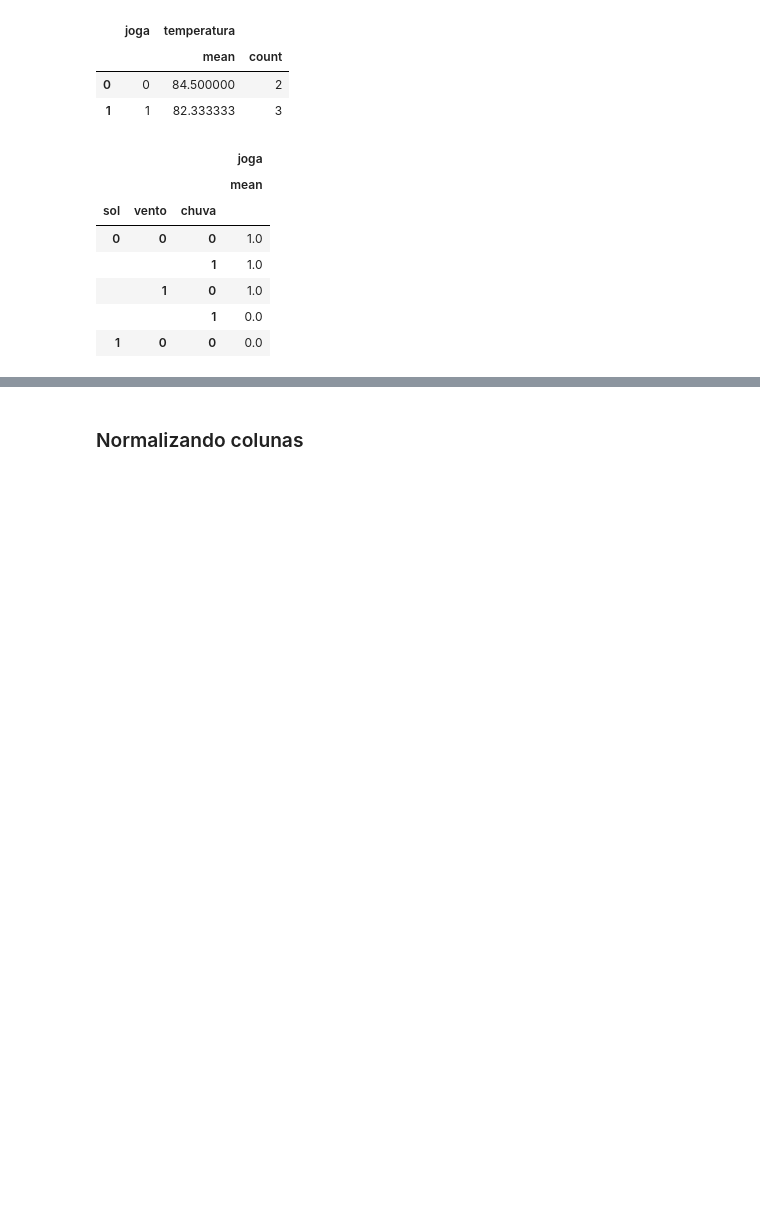
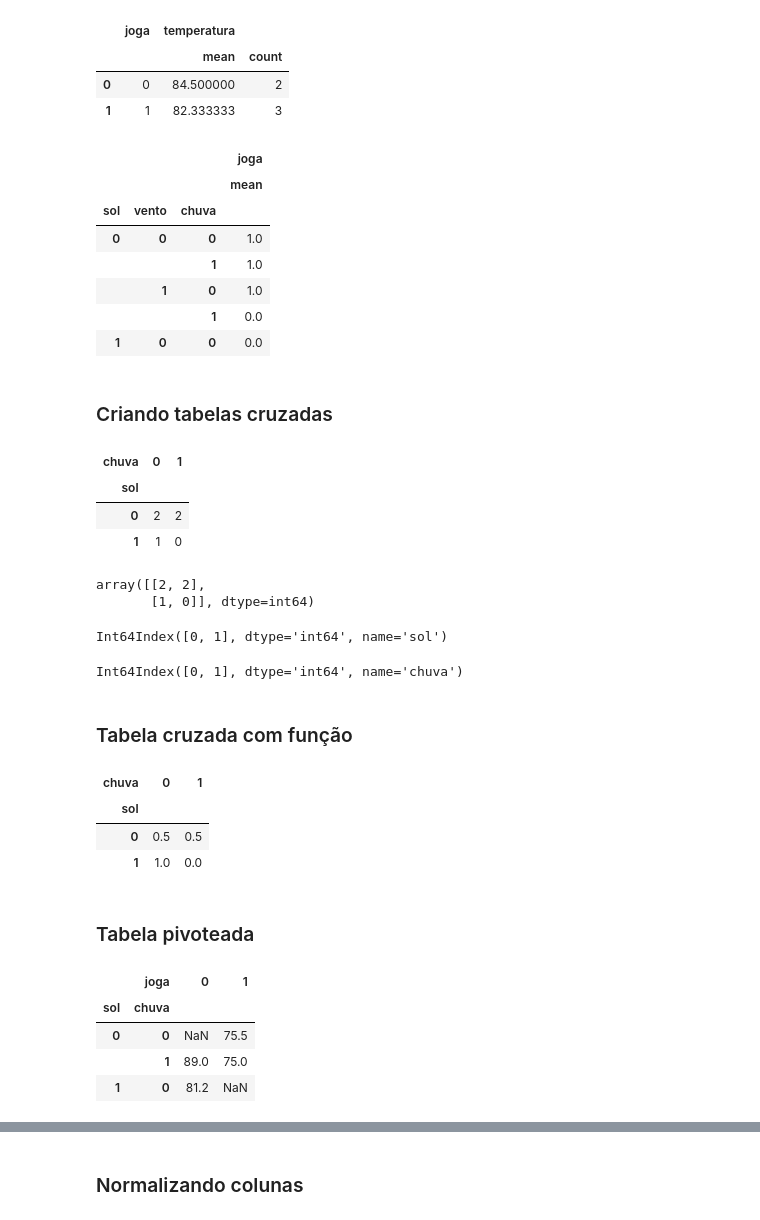
Before and after one commit to leandrocl2005/Curso-basico-de-Python-para-cientistas-de-dados, a Jupyter notebook: aulas/cd_aula_3.ipynb, the cells around one changed output, grey strips where cells are left out. Cells and saved outputs as stored; diff of their text form; code cells hidden in the pictures; blank space fills up the shorter version.

```diff
--- a/aulas/cd_aula_3.ipynb
+++ b/aulas/cd_aula_3.ipynb
@@ -385,3 +390,49 @@ df.groupby(by=['sol', 'vento', 'chuva']).agg({'joga': ['mean']})
 |  | 1 | 0 | 1.0 |
 |  |  | 1 | 0.0 |
 | 1 | 0 | 0 | 0.0 |
+# %% [markdown]
+<h3>Criando tabelas cruzadas</h3>
+# %%
+myCrosstable = pd.crosstab(df['sol'], df['chuva'])
+myCrosstable
+# %% [output]
+| chuva | 0 | 1 |
+| sol |  |  |
+| 0 | 2 | 2 |
+| 1 | 1 | 0 |
+# %%
+myCrosstable.values
+# %% [output]
+array([[2, 2],
+       [1, 0]], dtype=int64)
+# %%
+myCrosstable.index
+# %% [output]
+Int64Index([0, 1], dtype='int64', name='sol')
+# %%
+myCrosstable.columns
+# %% [output]
+Int64Index([0, 1], dtype='int64', name='chuva')
+# %% [markdown]
+### Tabela cruzada com função
+# %%
+# porcentagem
+perc_crosstab = pd.crosstab(df['sol'], df['chuva']).apply(lambda r: r/r.sum(), axis=1)
+perc_crosstab
+# %% [output]
+| chuva | 0 | 1 |
+| sol |  |  |
+| 0 | 0.5 | 0.5 |
+| 1 | 1.0 | 0.0 |
+# %% [markdown]
+### Tabela pivoteada
+# %%
+# mean
+mean_crosstab = pd.pivot_table(df, values='umidade', index=['sol', 'chuva'],columns=['joga'], aggfunc=np.mean)
+mean_crosstab
+# %% [output]
+|  | joga | 0 | 1 |
+| sol | chuva |  |  |
+| 0 | 0 | NaN | 75.5 |
+|  | 1 | 89.0 | 75.0 |
+| 1 | 0 | 81.2 | NaN |
```
Also changed, not shown: parts of 10 cells of this notebook, 20 other files.
